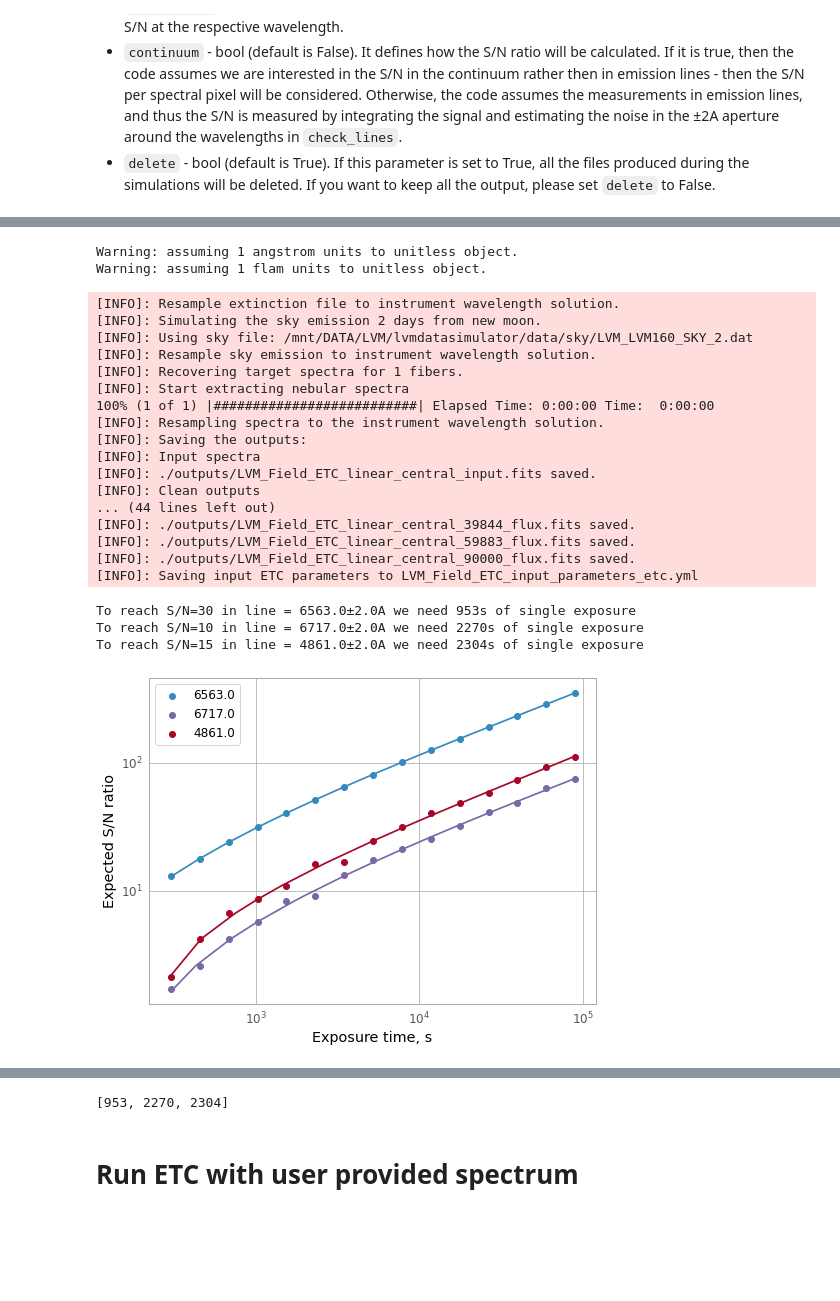
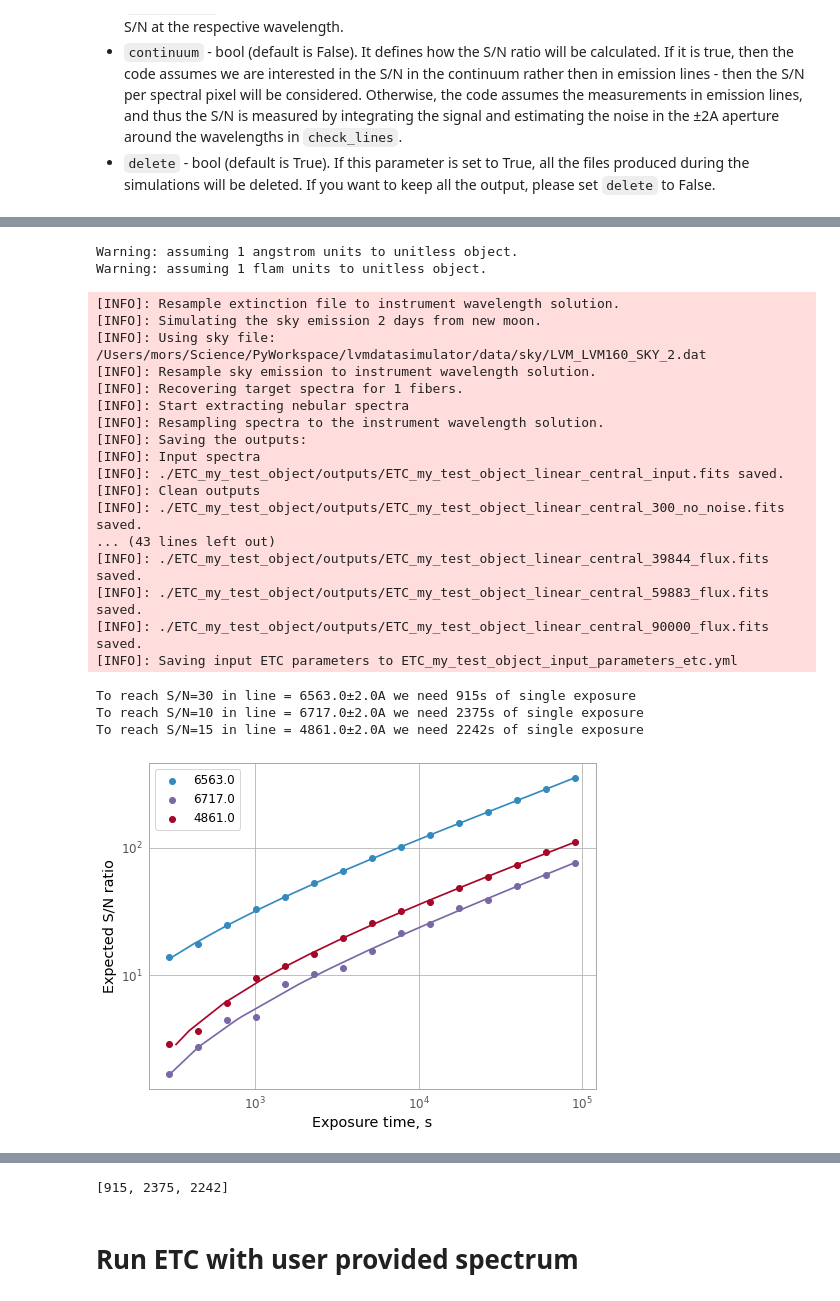
Before and after one commit to sdss/lvmdatasimulator, a Jupyter notebook: examples/LVM_data_simulator_tutorial4.ipynb, the cells around one changed output, grey strips where cells are left out. Saved outputs shown, nothing was run; the diff lists cells and outputs as text; code cells hidden in the pictures; blank space fills up the shorter version.

```diff
--- a/examples/LVM_data_simulator_tutorial4.ipynb
+++ b/examples/LVM_data_simulator_tutorial4.ipynb
@@ -49,7 +49,8 @@ Other three parameters are required to run the ETC:
 - ``continuum`` - bool (default is False). It defines how the S/N ratio will be calculated. If it is true, then the code assumes we are interested in the S/N in the continuum rather then in emission lines - then the S/N per spectral pixel will be considered. Otherwise, the code assumes the measurements in emission lines, and thus the S/N is measured by integrating the signal and estimating the noise in the ±2A aperture around the wavelengths in ``check_lines``.
 - ``delete`` - bool (default is True). If this parameter is set to True, all the files produced during the simulations will be deleted. If you want to keep all the output, please set ``delete`` to False.
 # %%
-params = {'nebula': neb_params,
+params = {'name': 'ETC_my_test_object',
+          'nebula': neb_params,
           'star': star_params,
           'airmass': 1.2,
           'days_moon': 2,
@@ -68,27 +67,27 @@ run_lvm_etc(params, check_lines=[6563., 6717., 4861.], desired_snr=[30, 10, 15],
 [INFO]: Rescaling 1 synthetic spectra.
 [INFO]: Using only the central fiber.
 [INFO]: Simulating observations.
 [INFO]: Reading the atmospheric extinction from file.
 Warning: assuming 1 angstrom units to unitless object.
 Warning: assuming 1 flam units to unitless object.
 [INFO]: Resample extinction file to instrument wavelength solution.
 [INFO]: Simulating the sky emission 2 days from new moon.
-[INFO]: Using sky file: /mnt/DATA/LVM/lvmdatasimulator/data/sky/LVM_LVM160_SKY_2.dat
+[INFO]: Using sky file: /Users/mors/Science/PyWorkspace/lvmdatasimulator/data/sky/LVM_LVM160_SKY_2.dat
 [INFO]: Resample sky emission to instrument wavelength solution.
 [INFO]: Recovering target spectra for 1 fibers.
 [INFO]: Start extracting nebular spectra
-100% (1 of 1) |##########################| Elapsed Time: 0:00:00 Time:  0:00:00
 [INFO]: Resampling spectra to the instrument wavelength solution.
 [INFO]: Saving the outputs:
 [INFO]: Input spectra
-[INFO]: ./outputs/LVM_Field_ETC_linear_central_input.fits saved.
+[INFO]: ./ETC_my_test_object/outputs/ETC_my_test_object_linear_central_input.fits saved.
 [INFO]: Clean outputs
-... (44 lines left out)
-[INFO]: ./outputs/LVM_Field_ETC_linear_central_39844_flux.fits saved.
-[INFO]: ./outputs/LVM_Field_ETC_linear_central_59883_flux.fits saved.
-[INFO]: ./outputs/LVM_Field_ETC_linear_central_90000_flux.fits saved.
-[INFO]: Saving input ETC parameters to LVM_Field_ETC_input_parameters_etc.yml
+[INFO]: ./ETC_my_test_object/outputs/ETC_my_test_object_linear_central_300_no_noise.fits saved.
+... (43 lines left out)
+[INFO]: ./ETC_my_test_object/outputs/ETC_my_test_object_linear_central_39844_flux.fits saved.
+[INFO]: ./ETC_my_test_object/outputs/ETC_my_test_object_linear_central_59883_flux.fits saved.
+[INFO]: ./ETC_my_test_object/outputs/ETC_my_test_object_linear_central_90000_flux.fits saved.
+[INFO]: Saving input ETC parameters to ETC_my_test_object_input_parameters_etc.yml
-To reach S/N=30 in line = 6563.0±2.0A we need 953s of single exposure
-To reach S/N=10 in line = 6717.0±2.0A we need 2270s of single exposure
-To reach S/N=15 in line = 4861.0±2.0A we need 2304s of single exposure
+To reach S/N=30 in line = 6563.0±2.0A we need 915s of single exposure
+To reach S/N=10 in line = 6717.0±2.0A we need 2375s of single exposure
+To reach S/N=15 in line = 4861.0±2.0A we need 2242s of single exposure
-[figure, old version]
+[figure, new version]
@@ -96,4 +95,4 @@ Elapsed time: 6.1s
-[953, 2270, 2304]
+[915, 2375, 2242]
 # %% [markdown]
 # Run ETC with user provided spectrum
 # %% [markdown]
```
Also changed, not shown: parts of 4 cells of this notebook, 8 other files.
